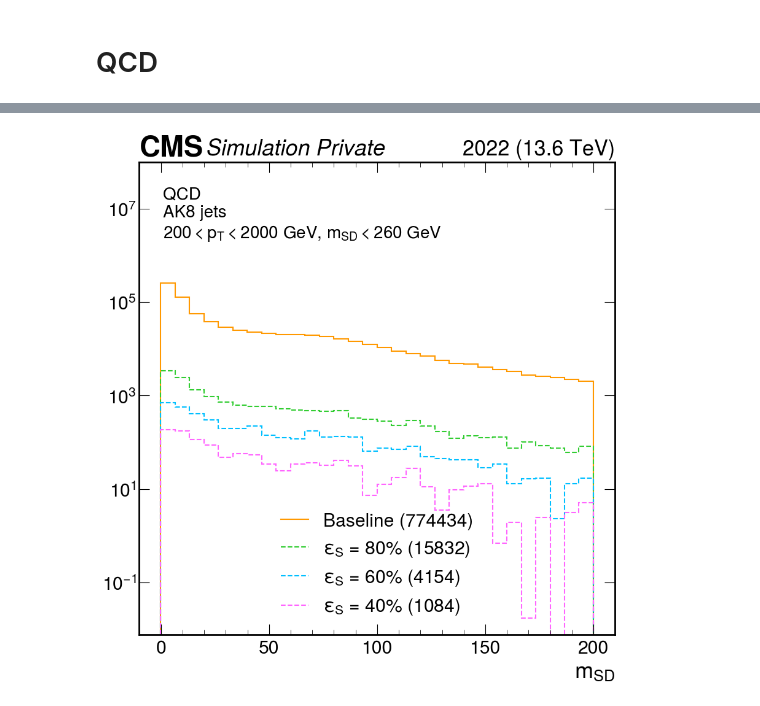
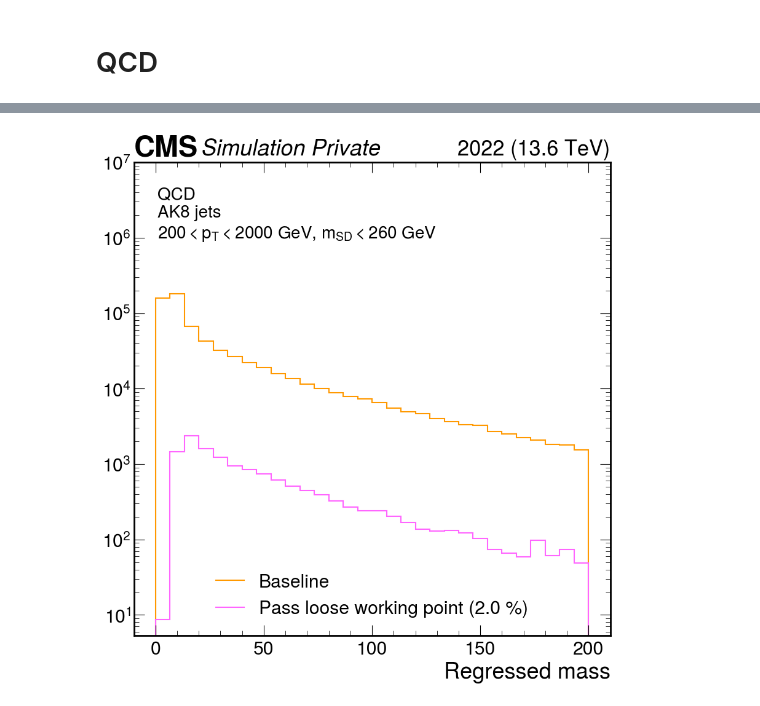
Before and after one commit to alintulu/Run3ScoutingJetTagging, a Jupyter notebook: Evaluation/AK8/flavour/flavour_and_massreg.ipynb, the cells around one changed output, grey strips where cells are left out. Cells and saved outputs as stored; diff of their text form; code cells hidden in the pictures.

```diff
--- a/Evaluation/AK8/flavour/flavour_and_massreg.ipynb
+++ b/Evaluation/AK8/flavour/flavour_and_massreg.ipynb
@@ -498,16 +12,0 @@ output = util.load("outfiles/2022/tagger/GluGluHto2B.coffea")
-# %%
-fig, ax = plt.subplots(figsize=(10,10))
-
-h = output["h"]
-
-h1 = h.project("disc1", "match")[:, hist.loc(1)]
-n = h1.sum()
-nf = h1.sum(flow=True)
-h1 = h1 / nf
-
-mplhep.histplot(h1, ax=ax, label=r"$H\rightarrow b\bar{b}$" + f" ({n:.0f})", color=colours["hbb"])
-
-ax.set_yscale('log')
-ax.legend(loc="best")
-label = mplhep.cms.label(ax=ax, data=False, year="2022", com=13.6, label="Private")
-# fig.savefig("Disc.pdf", bbox_inches='tight', pad_inches=0.1)
@@ -830,0 +154,2 @@ for events, match in [(f"Fail {labels[wp]} working point", 0), (f"Pass {labels[w
+# %%
+output = util.load(f"{out_dir}/tagger_and_massreg_Hto2B.coffea")
@@ -918,4 +748,6 @@ util.save(output, "outfiles/2022/tagger/QCD_PT_15-7000_v2.coffea")
 [interactive output not drawn]
 [interactive output not drawn]
 [interactive output not drawn]
+# %%
+output = util.load("outfiles/2022/tagger/tagger_and_massreg_QCD_PT_15-7000.coffea")
 # %%
@@ -952,48 +805,61 @@ coffee = plt.text(0.05, 0.83, "QCD\nAK8 jets\n" + r"$200 < p_T < 2000$ GeV, $m_{
 # %%
-fig, ax = plt.subplots(figsize=(10,10))
-
 colours = {
-    "black" : "black",
     "hbb" : "#FF66FF",
     "qcd" : "#FF9900",
-    "hcc" : "deepskyblue",
-    "hqq" : "limegreen",
 }
+
+labels = {
+    1 : "loose",
+    2 : "medium",
+    3 : "tight",
+}
+
+wp = 1
 
 h = output["h"]
 
-h1 = h.project("msd")
-n = h1.sum()
-# h1 = h1 / n
-mplhep.histplot(h1, ax=ax, label=r"Baseline" + f" ({n:.0f})", color=colours["qcd"])
+for events, match in [(f"Pass {labels[wp]} working point", 1)]:
 
-h1 = h.project("msd", "disc2")[:, 1:4:sum]
-n = h1.sum()
-# h1 = h1 / n
-mplhep.histplot(h1, ax=ax, label=r"$\epsilon_S$ = 80%" + f" ({n:.0f})", color=colours["hqq"], linestyle="--")
+    fig, ax = plt.subplots(figsize=(10, 10))
 
-h1 = h.project("msd", "disc2")[:, 2:4:sum]
-n = h1.sum()
-# h1 = h1 / n
-mplhep.histplot(h1, ax=ax, label=r"$\epsilon_S$ = 60%" + f" ({n:.0f})", color=colours["hcc"], linestyle="--")
+    for mass in ["reg"]:
 
-h1 = h.project("msd", "disc2")[:, 3:4:sum]
-n = h1.sum()
-# h1 = h1 / n
-mplhep.histplot(h1, ax=ax, label=r"$\epsilon_S$ = 40%" + f" ({n:.0f})", color=colours["hbb"], linestyle="--")
+        h_all = h.project(mass)
 
-ax.set_yscale('log')
-ax.legend(loc="lower center")
-label = mplhep.cms.label(ax=ax, data=False, year="2022", com=13.6, label="Private")
-ax.set_ylim(0, 10**8)
+        if "Pass" in events:
+            h_criteria = h.project(mass, "disc")[:, wp:4:sum]
+        else:
+            h_criteria = h.project(mass, "disc")[:, 0:wp:sum]
 
-coffee = plt.text(0.05, 0.83, "QCD\nAK8 jets\n" + r"$200 < p_T < 2000$ GeV, $m_{SD} < 260$ GeV",
-                  fontsize=20,
-                  horizontalalignment='left',
-                  verticalalignment='bottom',
-                  transform=ax.transAxes,
-                 )
+        eff = h_criteria.sum() / h_all.sum()
 
-# fig.savefig("mSD.pdf", bbox_inches='tight', pad_inches=0.1)
+        mplhep.histplot(h_all,
+                        ax=ax,
+                        stack=True,
+                        label="Baseline",
+                        color=colours["qcd"])
+
+        mplhep.histplot(h_criteria,
+                        ax=ax,
+                        stack=True,
+                        label=f"{events} ({eff*100:.1f} %)",
+                        color=colours["hbb"])
+
+
+    ax.set_yscale('log')
+    ax.set_xlabel(r"Regressed mass")
+    ax.legend(loc="lower center")
+    ax.set_ylim(0, 10**7)
+
+    label = mplhep.cms.label(ax=ax, data=False, year="2022", com=13.6, label="Private")
+
+    coffee = plt.text(0.05, 0.83, r"QCD" + "\nAK8 jets\n" + r"$200 < p_T < 2000$ GeV, $m_{SD} < 260$ GeV",
+                      fontsize=20,
+                      horizontalalignment='left',
+                      verticalalignment='bottom',
+                      transform=ax.transAxes,
+                     )
+
+# fig.savefig("Disc.pdf", bbox_inches='tight', pad_inches=0.1)
 # %% [output]
-[figure, old version]
+[figure, new version]
```
Also changed, not shown: parts of 46 cells of this notebook, 32 other files.
